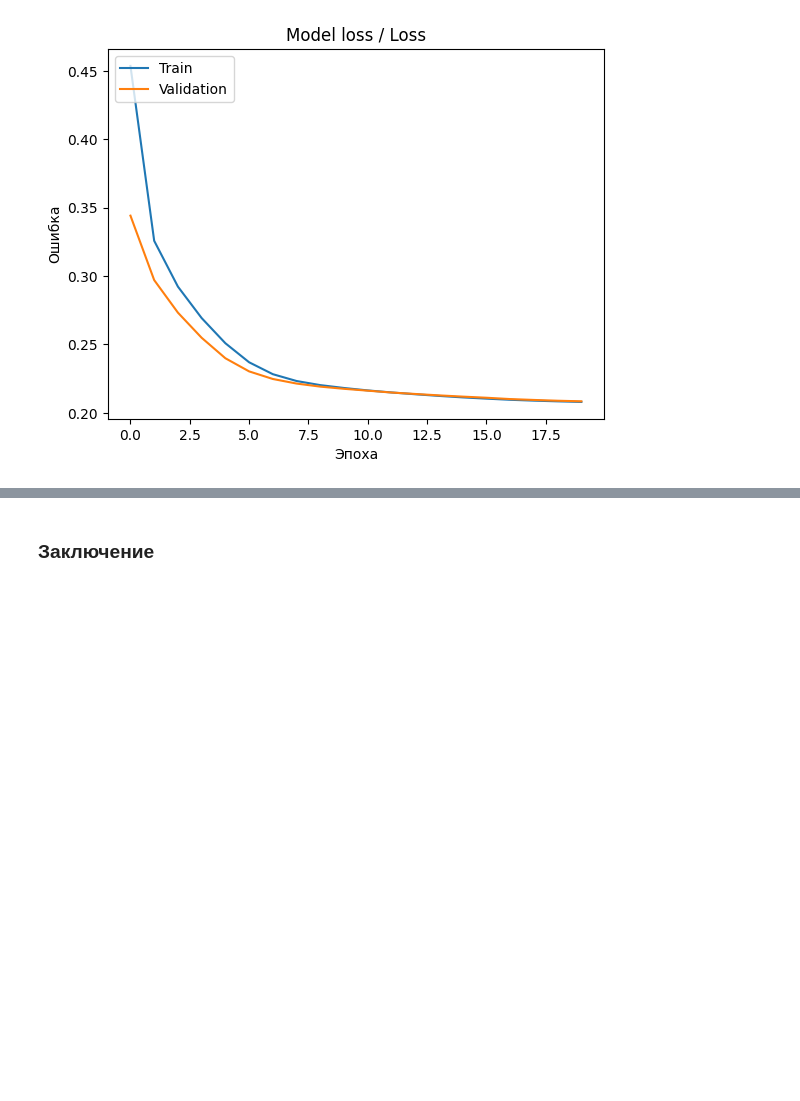
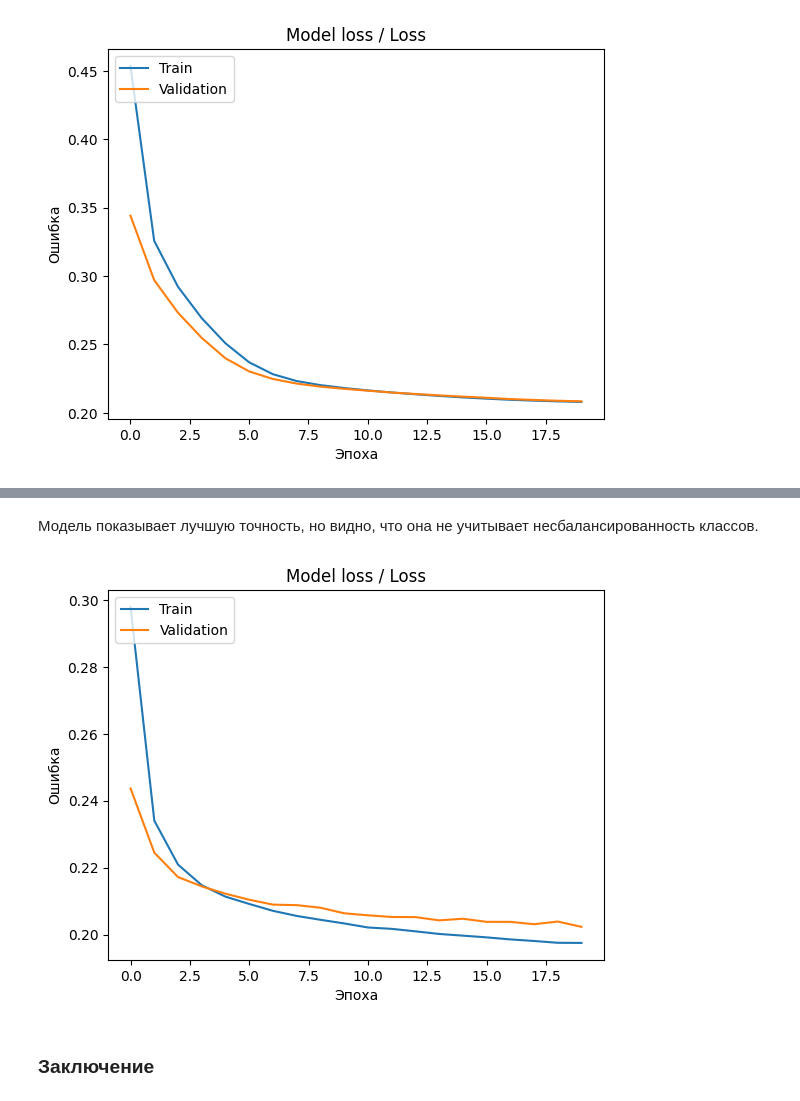
Before and after one commit to AnastasiaShad/Forest-Decision-Trees, a Jupyter notebook: Forest Decision Trees.ipynb, the cells around one changed output, grey strips where cells are left out. Drawn from its saved outputs; the diff is of its cells as text; code cells hidden in the pictures; blank space fills up the shorter version.

```diff
--- a/Forest Decision Trees.ipynb
+++ b/Forest Decision Trees.ipynb
@@ -1311,0 +1314,12 @@ plt.show()
+# %%
+%%time
+standartScal = StandardScaler()
+
+classifierANN = Sequential()
+
+classifierANN.add(Dense(units = 32, kernel_initializer = 'he_uniform',activation='relu',input_dim = X_train.shape[1]))
+classifierANN.add(Dense(units = 32, kernel_initializer = 'he_uniform',activation='relu'))
+classifierANN.add(Dense(units = 1, kernel_initializer = 'glorot_uniform', activation = 'sigmoid'))
+classifierANN.compile(optimizer = 'Adamax', loss = 'binary_crossentropy', metrics = ['accuracy', tf.keras.metrics.Recall()])
+
+model_info=classifierANN.fit(standartScal.fit_transform(X_train), y_train,validation_split=0.33, batch_size = 20, epochs = 20)
@@ -1312,3 +1344,15 @@ plt.show()
+# %% [markdown]
+Модель показывает лучшую точность, но видно, что она не учитывает несбалансированность классов.
+# %%
+plt.plot(model_info.history['loss'])
+plt.plot(model_info.history['val_loss'])
+plt.title('Model loss / Loss')
+plt.ylabel('Ошибка')
+plt.xlabel('Эпоха')
+plt.legend(['Train', 'Validation'], loc='upper left')
+plt.show()
+# %% [output]
+[figure, added]
 # %% [markdown]
 ### Заключение
 # %% [markdown]
```
Also changed, not shown: parts of 2 cells of this notebook.
